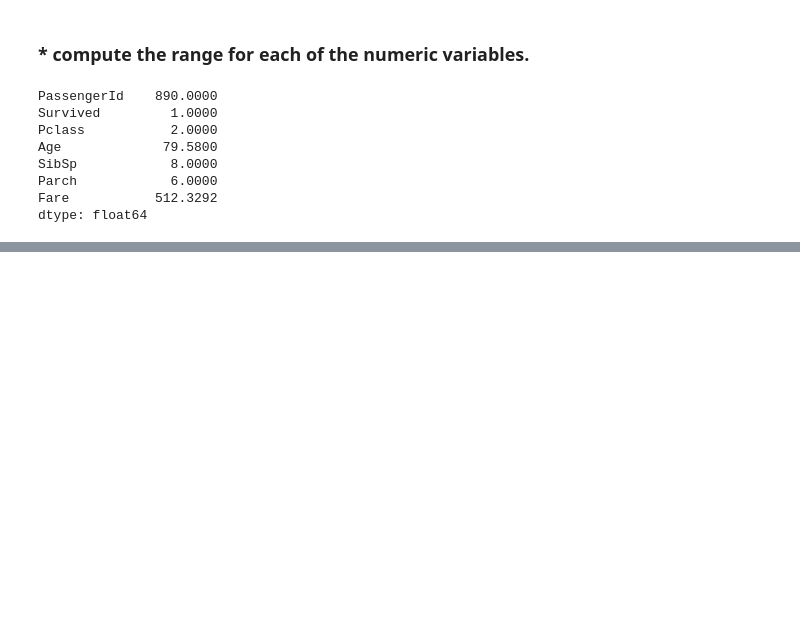
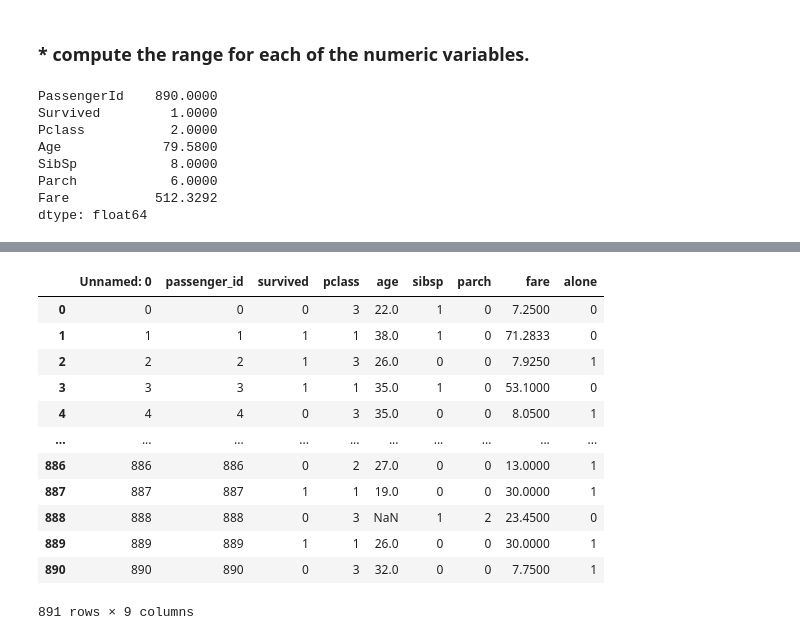
Before and after one commit to joshua-shorterivey/classification-exercises, a Jupyter notebook: classification_exercises.ipynb, the cells around one changed output, grey strips where cells are left out. Saved outputs shown, nothing was run; the diff lists cells and outputs as text; code cells hidden in the pictures; blank space fills up the shorter version.

```diff
--- a/classification_exercises.ipynb
+++ b/classification_exercises.ipynb
@@ -254,0 +345,2 @@ dtype: float64
+# %%
+df_titanic = acquire.get_titanic_data()
@@ -254,0 +379,16 @@ dtype: float64
+# %%
+df_titanic.select_dtypes(include='number')
+# %% [output]
+|  | Unnamed: 0 | passenger_id | survived | pclass | age | sibsp | parch | fare | alone |
+| 0 | 0 | 0 | 0 | 3 | 22.0 | 1 | 0 | 7.2500 | 0 |
+| 1 | 1 | 1 | 1 | 1 | 38.0 | 1 | 0 | 71.2833 | 0 |
+| 2 | 2 | 2 | 1 | 3 | 26.0 | 0 | 0 | 7.9250 | 1 |
+| 3 | 3 | 3 | 1 | 1 | 35.0 | 1 | 0 | 53.1000 | 0 |
+| 4 | 4 | 4 | 0 | 3 | 35.0 | 0 | 0 | 8.0500 | 1 |
+| ... | ... | ... | ... | ... | ... | ... | ... | ... | ... |
+| 886 | 886 | 886 | 0 | 2 | 27.0 | 0 | 0 | 13.0000 | 1 |
+| 887 | 887 | 887 | 1 | 1 | 19.0 | 0 | 0 | 30.0000 | 1 |
+| 888 | 888 | 888 | 0 | 3 | NaN | 1 | 2 | 23.4500 | 0 |
+| 889 | 889 | 889 | 1 | 1 | 26.0 | 0 | 0 | 30.0000 | 1 |
+| 890 | 890 | 890 | 0 | 3 | 32.0 | 0 | 0 | 7.7500 | 1 |
+891 rows × 9 columns
```
Also changed, not shown: parts of 59 cells of this notebook, 2 other files.
